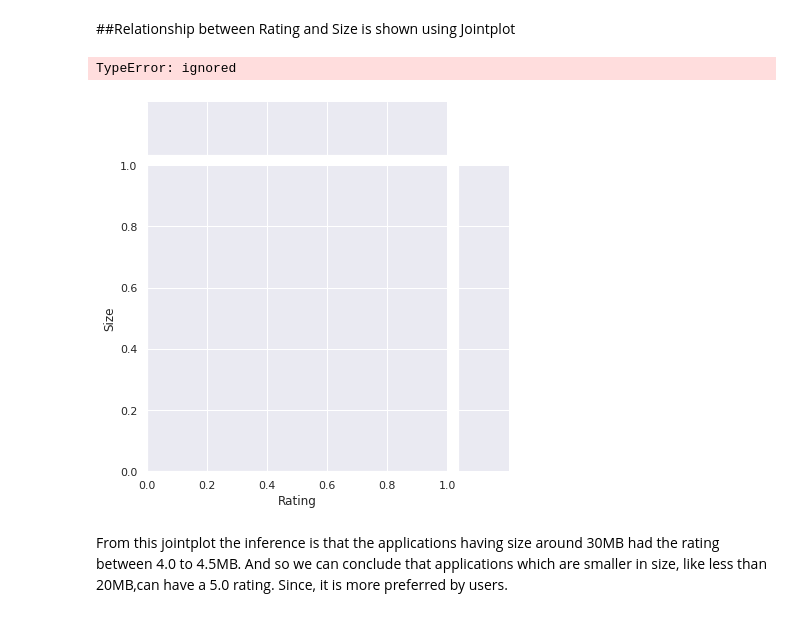
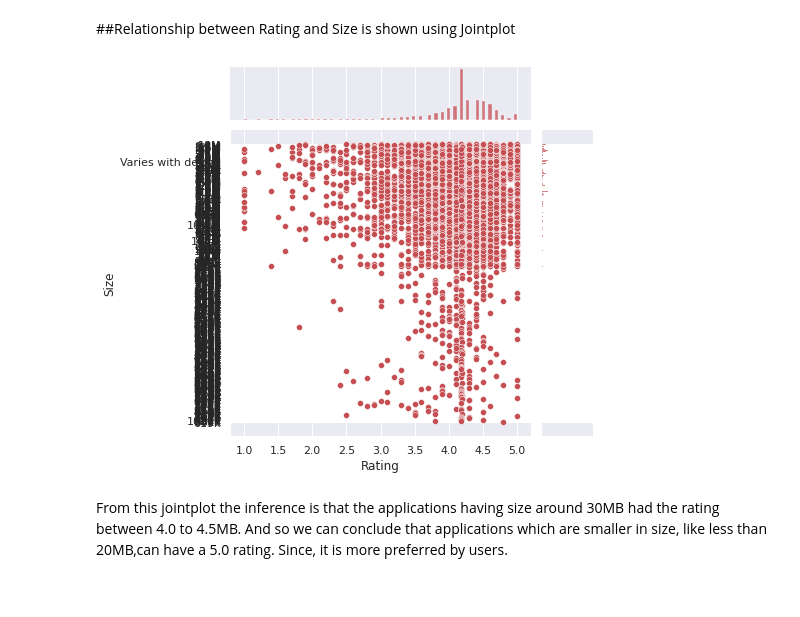
Before and after one commit to ParulSrivastava98/PlayStore-App-Data-Analysis, a Jupyter notebook: Play_Store_App_Review_EDA.ipynb, the cells around one changed output. Drawn from its saved outputs; the diff is of its cells as text; code cells hidden in the pictures.

```diff
--- a/Play_Store_App_Review_EDA.ipynb
+++ b/Play_Store_App_Review_EDA.ipynb
@@ -480,13 +480,12 @@ It gives the inference that the ratings are more between 4.0 and 5.0, which impl
 # %% [markdown]
 ##Relationship between Rating and Size is shown using Jointplot
 # %%
-sns.jointplot(x = "Rating", y = "Size", kind = "hex", color='r', data = df_psd)
-plt.ylabel('Size')
-plt.xlabel('Rating')
+import seaborn as sns
+sns.jointplot(x = "Rating", y = "Size", kind = "scatter", color='r', data = df_psd)
+
 # Showing the plot
 plt.show()
 # %% [output]
-TypeError: ignored
-[figure, old version]
+[figure, new version]
 # %% [markdown]
 From this jointplot the inference is that the applications having size around 30MB had the rating between 4.0 to 4.5MB. And so we can conclude that applications which are smaller in size, like less than 20MB,can have a 5.0 rating. Since, it is more preferred by users.
```
